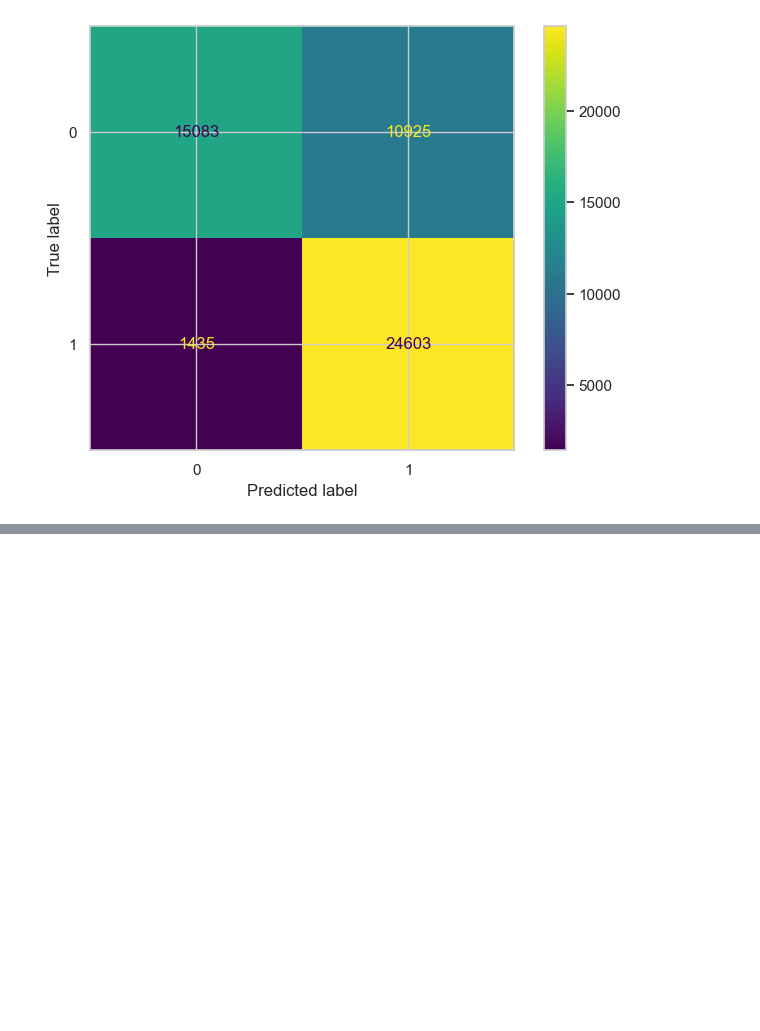
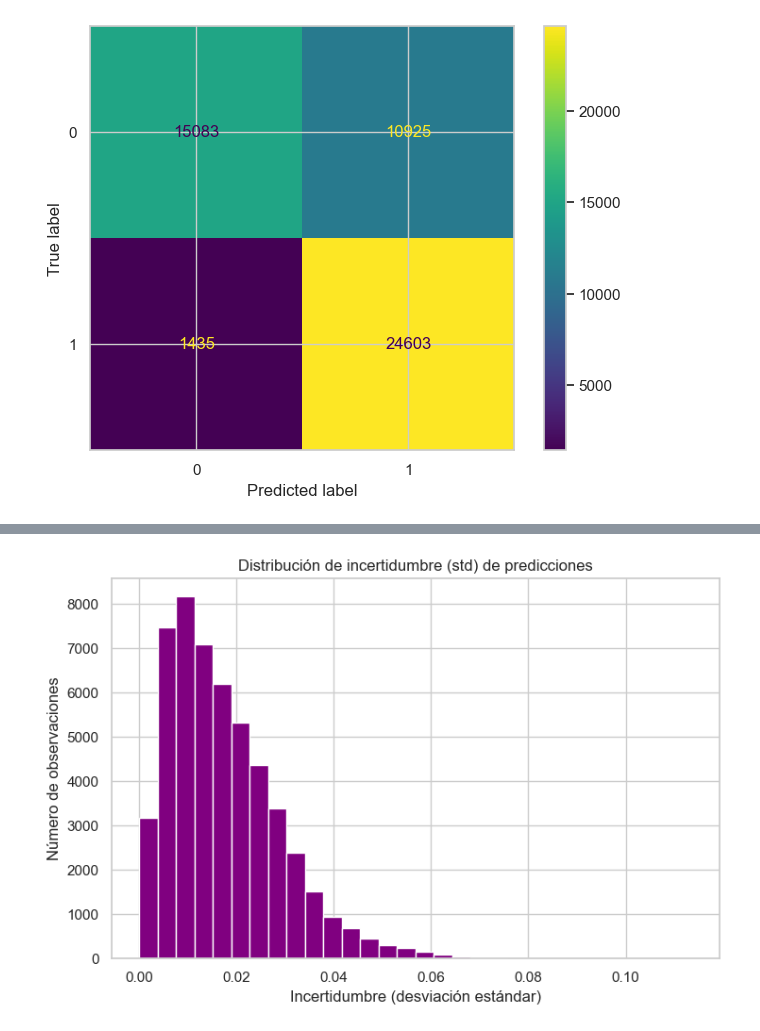
Before and after one commit to SaraLuzVC/Customer-Churn-Records, a Jupyter notebook: sofia/Causal_sofia.ipynb, the cells around one changed output, grey strips where cells are left out. Saved outputs shown, nothing was run; the diff lists cells and outputs as text; code cells hidden in the pictures; blank space fills up the shorter version.

```diff
--- a/sofia/Causal_sofia.ipynb
+++ b/sofia/Causal_sofia.ipynb
@@ -840,3 +840,15 @@ ConfusionMatrixDisplay.from_predictions(y_val, y_val_pred)
 weighted avg       0.80      0.76      0.75     52046
 <sklearn.metrics._plot.confusion_matrix.ConfusionMatrixDisplay at 0x...>
 [figure]
+# %%
+import numpy as np
+
+# Hacemos 50 predicciones
+mc_samples = 50
+mc_preds = np.stack([
+    bnn_model.predict(X_val, batch_size=64) for _ in range(mc_samples)
+])
+
+# Calculamos media y desviación estándar
+y_val_mean = mc_preds.mean(axis=0)
+y_val_std = mc_preds.std(axis=0)
@@ -842,0 +873,10 @@ weighted avg       0.80      0.76      0.75     52046
+# %%
+import matplotlib.pyplot as plt
+
+plt.hist(y_val_std, bins=30, color='purple')
+plt.title("Distribución de incertidumbre (std) de predicciones")
+plt.xlabel("Incertidumbre (desviación estándar)")
+plt.ylabel("Número de observaciones")
+plt.show()
+# %% [output]
+[figure, added]
```
Also changed, not shown: parts of 1 cell of this notebook.
